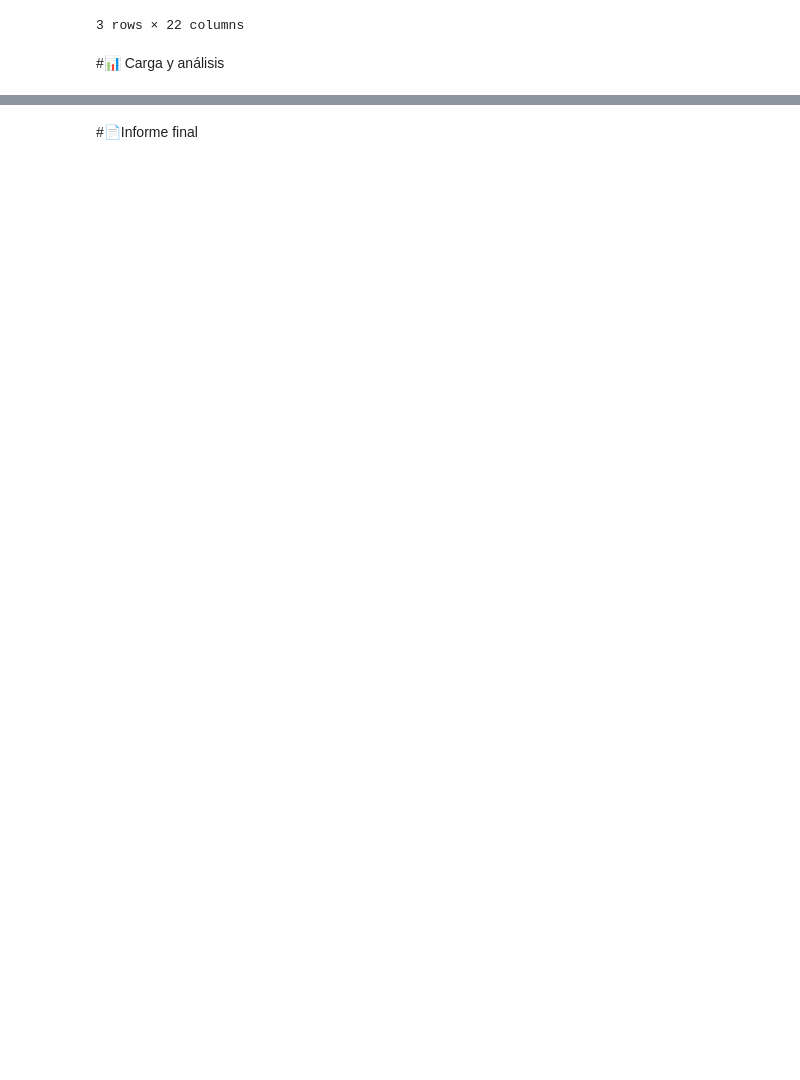
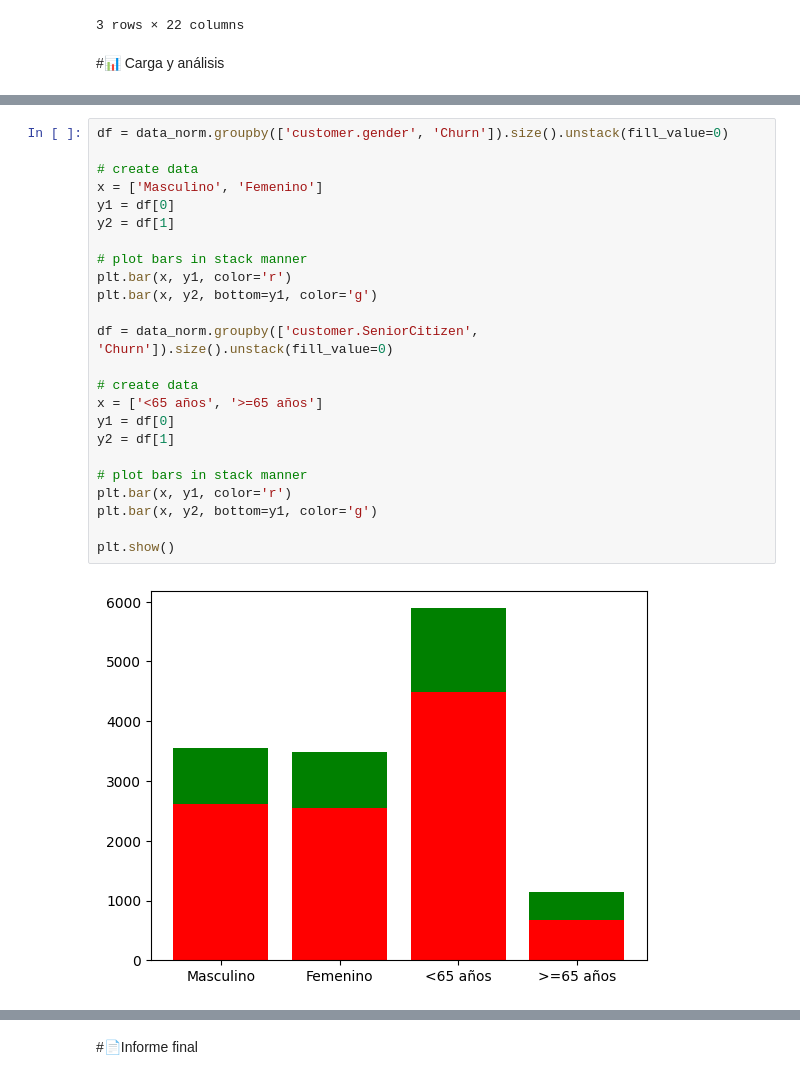
Before and after one commit to aylenfv/Challenge-TelecomX-ETL, a Jupyter notebook: src/TelecomX_LATAM.ipynb, the cells around one changed output, grey strips where cells are left out. Drawn from its saved outputs; the diff is of its cells as text; blank space fills up the shorter version.

```diff
--- a/src/TelecomX_LATAM.ipynb
+++ b/src/TelecomX_LATAM.ipynb
@@ -340,0 +544,26 @@ data_norm.sample(3)
+# %%
+df = data_norm.groupby(['customer.gender', 'Churn']).size().unstack(fill_value=0)
+
+# create data
+x = ['Masculino', 'Femenino']
+y1 = df[0]
+y2 = df[1]
+
+# plot bars in stack manner
+plt.bar(x, y1, color='r')
+plt.bar(x, y2, bottom=y1, color='g')
+
+df = data_norm.groupby(['customer.SeniorCitizen', 'Churn']).size().unstack(fill_value=0)
+
+# create data
+x = ['<65 años', '>=65 años']
+y1 = df[0]
+y2 = df[1]
+
+# plot bars in stack manner
+plt.bar(x, y1, color='r')
+plt.bar(x, y2, bottom=y1, color='g')
+
+plt.show()
+# %% [output]
+[figure, added]
```
Also changed, not shown: parts of 40 cells of this notebook.
